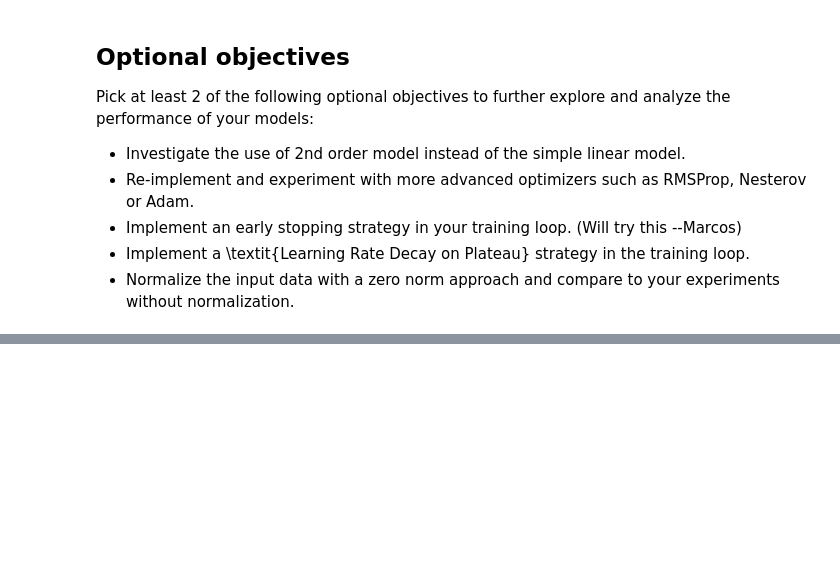
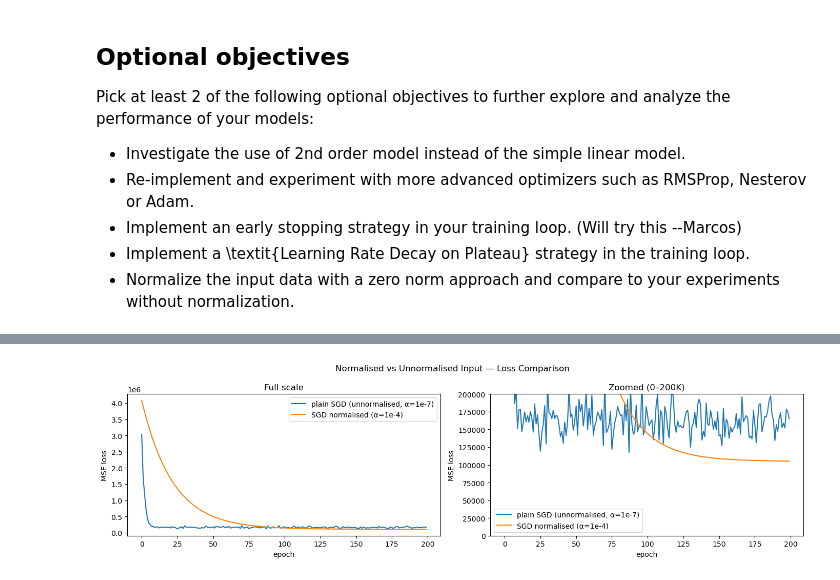
Before and after one commit to marcosncosta1/DeepLearning_practical_2, a Jupyter notebook: student-input/cg-linear-regression-stud.ipynb, the cells around one changed output, grey strips where cells are left out. Cells and saved outputs as stored; diff of their text form; code cells hidden in the pictures; blank space fills up the shorter version.

```diff
--- a/student-input/cg-linear-regression-stud.ipynb
+++ b/student-input/cg-linear-regression-stud.ipynb
@@ -645,0 +845,29 @@ Pick at least 2 of the following optional objectives to further explore and anal
+# %%
+fig, axes = plt.subplots(1, 2, figsize=(14, 4))
+
+# left: full scale — shows normalised convergence clearly
+axes[0].plot(loss_evolution_plain_SGD, label='plain SGD (unnormalised, α=1e-7)')
+axes[0].plot(loss_evolution_norm,      label='SGD normalised (α=1e-4)')
+axes[0].set_xlabel('epoch')
+axes[0].set_ylabel('MSE loss')
+axes[0].set_title('Full scale')
+axes[0].legend()
+
+# right: zoomed — shows where both actually end up
+axes[1].plot(loss_evolution_plain_SGD, label='plain SGD (unnormalised, α=1e-7)')
+axes[1].plot(loss_evolution_norm,      label='SGD normalised (α=1e-4)')
+axes[1].set_xlabel('epoch')
+axes[1].set_ylabel('MSE loss')
+axes[1].set_title('Zoomed (0–200K)')
+axes[1].set_ylim(0, 200_000)
+axes[1].legend()
+
+plt.suptitle('Normalised vs Unnormalised Input — Loss Comparison')
+plt.tight_layout()
+plt.show()
+
+print(f"Plain SGD final loss:      {loss_evolution_plain_SGD[-1]:.0f}")
+print(f"Normalised SGD final loss: {loss_evolution_norm[-1]:.0f}")
+print(f"Reference (normal eq.):    104915")
+# %% [output]
+[figure, added]
```
Also changed, not shown: parts of 7 cells of this notebook.
